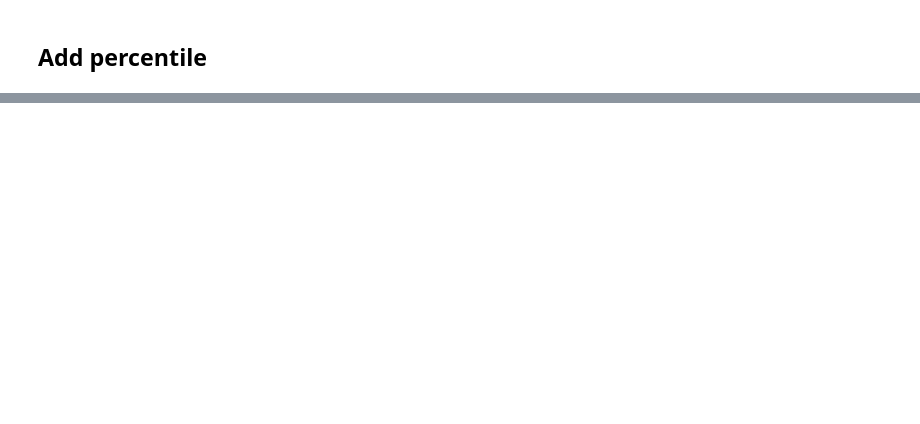
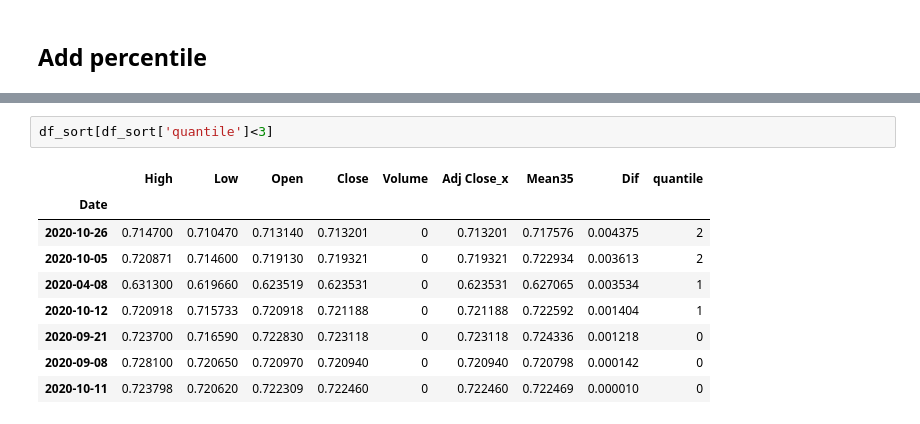
Before and after one commit to tutalae/practice-for-analysing-and-predict-the-price-of-crypto-currency, a Jupyter notebook: Price_Check.ipynb, the cells around one changed output, grey strips where cells are left out. Drawn from its saved outputs; the diff is of its cells as text; blank space fills up the shorter version.

```diff
--- a/Price_Check.ipynb
+++ b/Price_Check.ipynb
@@ -184,0 +182,12 @@ df_sorted["pctile"].plot()
+# %%
+df_sort[df_sort['quantile']<3]
+# %% [output]
+|  | High | Low | Open | Close | Volume | Adj Close_x | Mean35 | Dif | quantile |
+| Date |  |  |  |  |  |  |  |  |  |
+| 2020-10-26 | 0.714700 | 0.710470 | 0.713140 | 0.713201 | 0 | 0.713201 | 0.717576 | 0.004375 | 2 |
+| 2020-10-05 | 0.720871 | 0.714600 | 0.719130 | 0.719321 | 0 | 0.719321 | 0.722934 | 0.003613 | 2 |
+| 2020-04-08 | 0.631300 | 0.619660 | 0.623519 | 0.623531 | 0 | 0.623531 | 0.627065 | 0.003534 | 1 |
+| 2020-10-12 | 0.720918 | 0.715733 | 0.720918 | 0.721188 | 0 | 0.721188 | 0.722592 | 0.001404 | 1 |
+| 2020-09-21 | 0.723700 | 0.716590 | 0.722830 | 0.723118 | 0 | 0.723118 | 0.724336 | 0.001218 | 0 |
+| 2020-09-08 | 0.728100 | 0.720650 | 0.720970 | 0.720940 | 0 | 0.720940 | 0.720798 | 0.000142 | 0 |
+| 2020-10-11 | 0.723798 | 0.720620 | 0.722309 | 0.722460 | 0 | 0.722460 | 0.722469 | 0.000010 | 0 |
```
Also changed, not shown: parts of 10 cells of this notebook.
